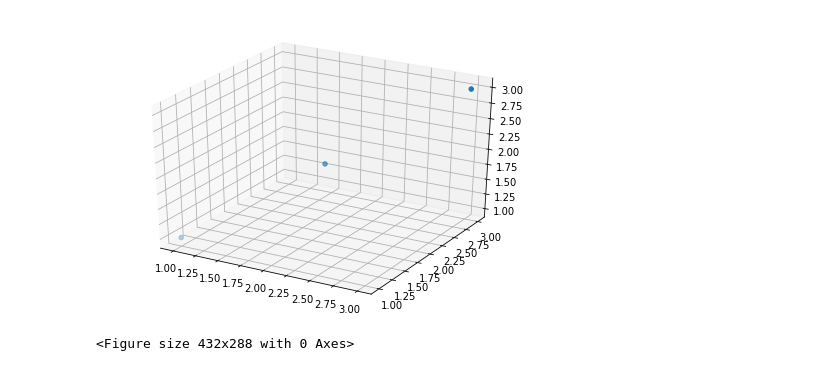
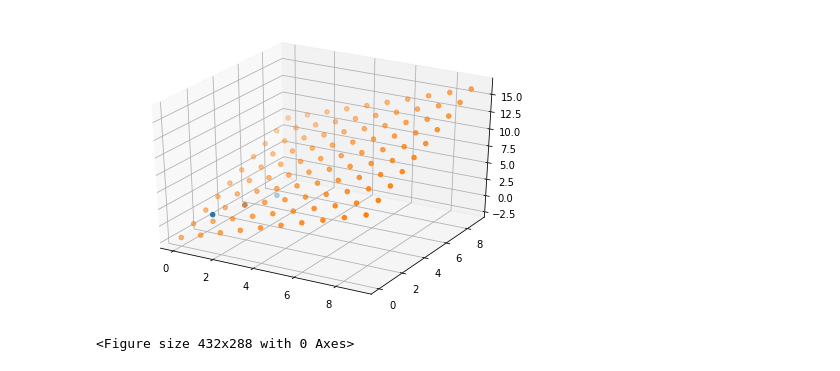
Before and after one commit to ArnauldDyor/MachineLearningProject, a Jupyter notebook: TestCase/test.ipynb, the cells around one changed output. Cells and saved outputs as stored; diff of their text form; code cells hidden in the pictures.

```diff
--- a/TestCase/test.ipynb
+++ b/TestCase/test.ipynb
@@ -95,13 +100,16 @@ W = [1, 1, -2]
-# %%
-fig = plt.figure()
-ax = Axes3D(fig)
-ax.scatter(X[:,0],X[:,1],Y)
-#afficahge plan ???
-plt.show()
-plt.clf()
-# %% [output]
-[figure, removed]
-<Figure size 432x288 with 0 Axes>
+# %%
+XTrain = np.array([[a, b]for a in range(10) for b in range(10)])
+YTrain = np.array([W[0] * a + W[1] * b + W[2] for a in range(10) for b in range(10)])
+
+fig = plt.figure()
+ax = Axes3D(fig)
+ax.scatter(X[:,0],X[:,1],Y)
+ax.scatter(XTrain[:,0],XTrain[:,1],YTrain)
+plt.show()
+plt.clf()
+# %% [output]
+[figure, added]
+<Figure size 432x288 with 0 Axes>
 # %%
 # Regression linéaire : cas n ° 4
 # impossible, dimensions matrices incorrects
```
Also changed, not shown: parts of 10 cells of this notebook.
